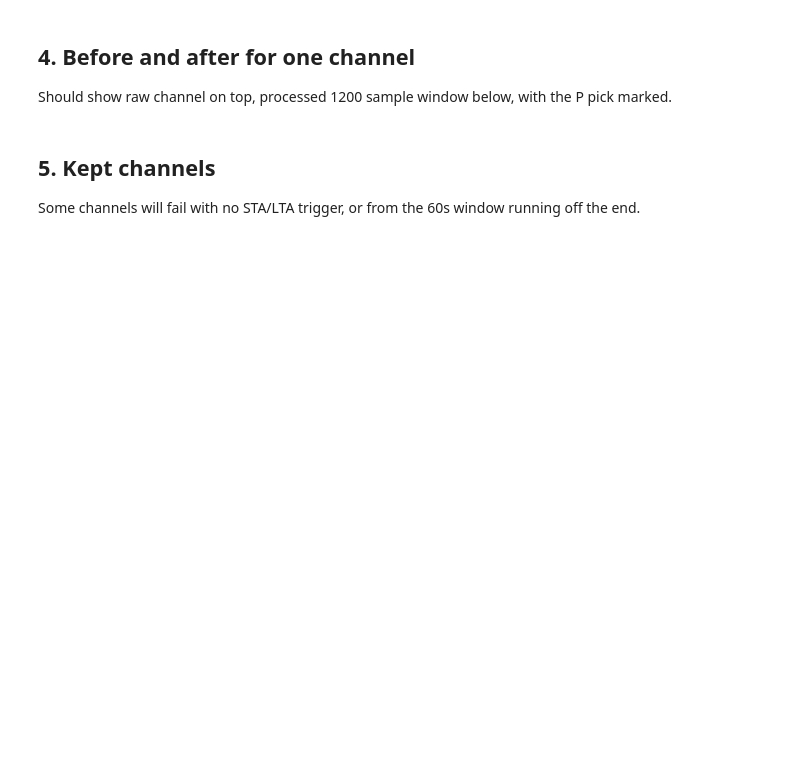
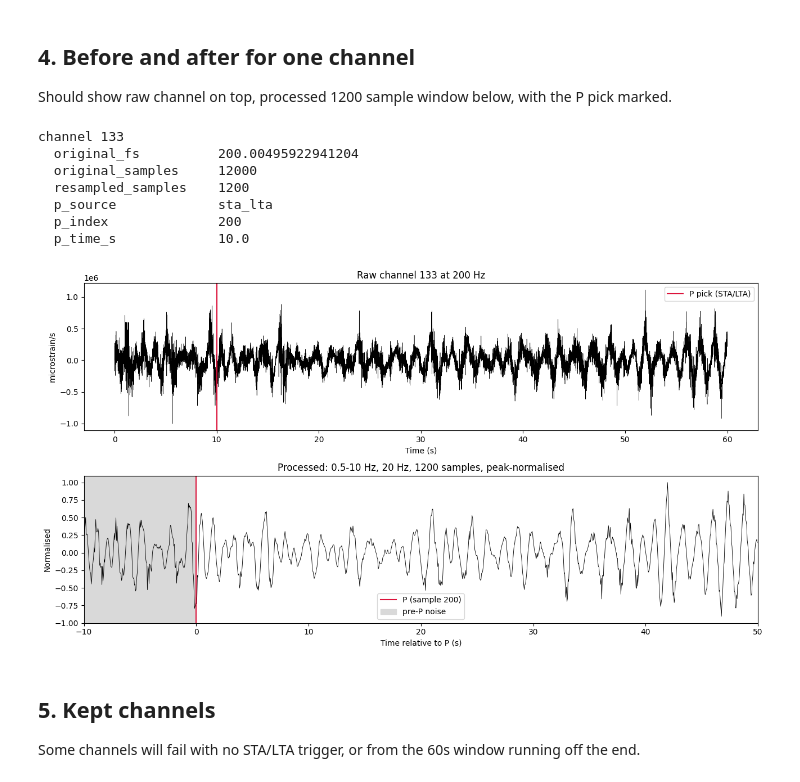
Before and after one commit to wasammy/DAS-SDg2, a Jupyter notebook: notebooks/02_das_pipeline_demo.ipynb, the cells around one changed output. Saved outputs shown, nothing was run; the diff lists cells and outputs as text; code cells hidden in the pictures; blank space fills up the shorter version.

```diff
--- a/notebooks/02_das_pipeline_demo.ipynb
+++ b/notebooks/02_das_pipeline_demo.ipynb
@@ -87,31 +154,48 @@ plt.tight_layout(); plt.show()
 Should show raw channel on top, processed 1200 sample
 window below, with the P pick marked.
 # %%
-ch = int(keep[0])
+window = info = ch = None
+for c in keep:
+    try:
+        window, info = preprocess_trace(data[int(c)], meta["fs"])
+        ch = int(c)
+        break
+    except ValueError:
+        continue
+if window is None:
+    raise RuntimeError("no channel yielded a full 60 s window")
 raw = data[ch]
-window, info = preprocess_trace(raw, meta["fs"])
 
 print(f"channel {ch}")
 for k, v in info.items():
     print(f"  {k:20s} {v}")
 
 fig, axes = plt.subplots(2, 1, figsize=(13, 7))
 
 t_raw = np.arange(len(raw)) / meta["fs"]
 axes[0].plot(t_raw, raw, "k-", lw=0.4)
 axes[0].axvline(info["p_time_s"], color="crimson", lw=1.5, label="P pick (STA/LTA)")
 axes[0].set_title(f"Raw channel {ch} at {meta['fs']:.0f} Hz")
 axes[0].set_xlabel("Time (s)"); axes[0].set_ylabel(meta.get("unit", "")); axes[0].legend()
 
 t_win = (np.arange(1200) - 200) / 20.0 # 0s = the P arrival
 axes[1].plot(t_win, window, "k-", lw=0.6)
 axes[1].axvline(0, color="crimson", lw=1.5, label="P (sample 200)")
 axes[1].axvspan(-10, 0, color="0.85", label="pre-P noise")
 axes[1].set_xlim(-10, 50)
 axes[1].set_title("Processed: 0.5-10 Hz, 20 Hz, 1200 samples, peak-normalised")
 axes[1].set_xlabel("Time relative to P (s)"); axes[1].set_ylabel("Normalised"); axes[1].legend()
 
 plt.tight_layout(); plt.show()
+# %% [output]
+channel 133
+  original_fs          200.00495922941204
+  original_samples     12000
+  resampled_samples    1200
+  p_source             sta_lta
+  p_index              200
+  p_time_s             10.0
+[figure, added]
 # %% [markdown]
 ## 5. Kept channels
 
```
Also changed, not shown: parts of 16 cells of this notebook, 2 other files.
